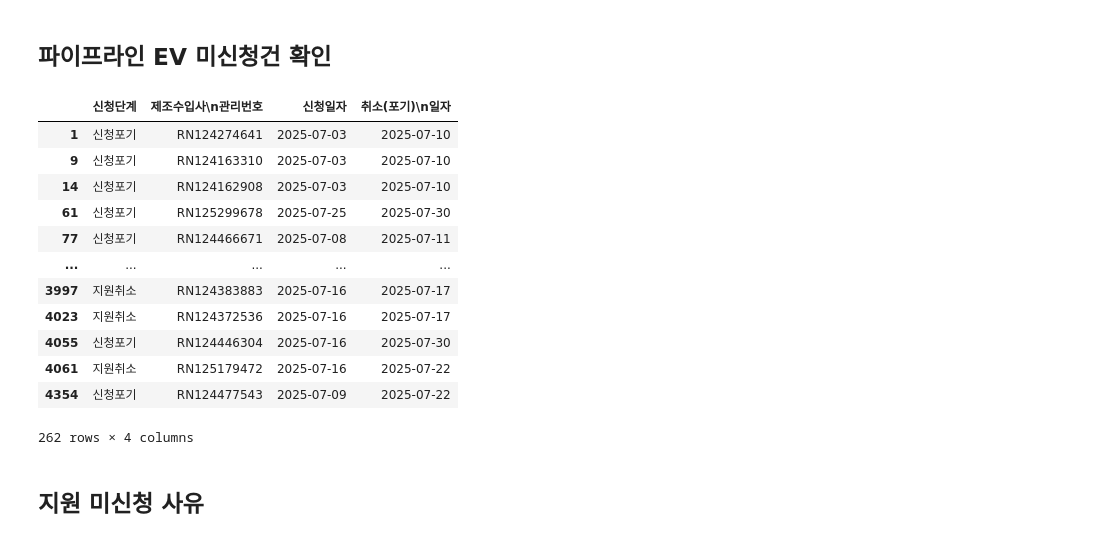
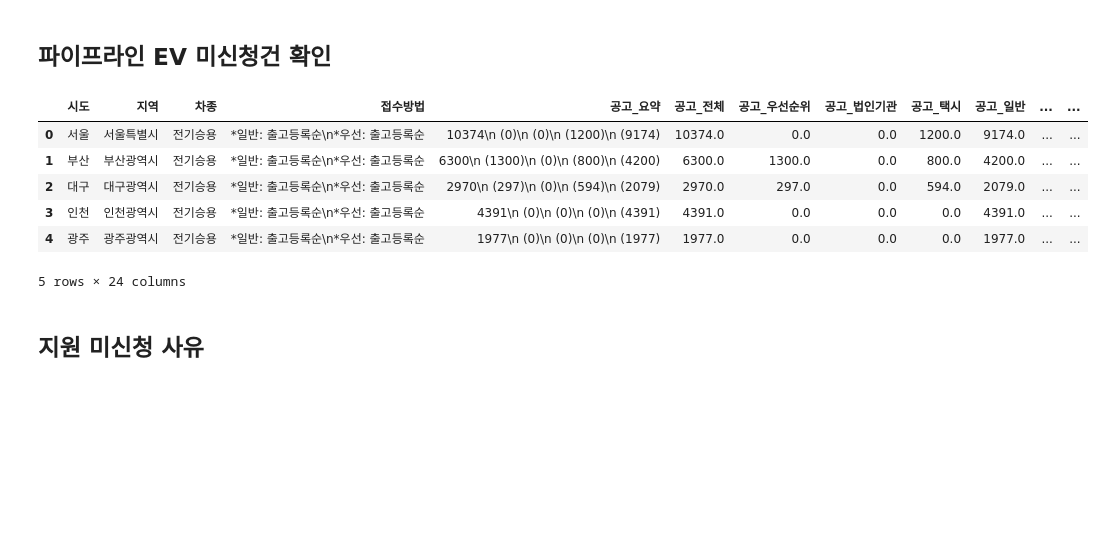
Before and after one commit to Glen-Lee-glitch/greet_streamlit, a Jupyter notebook: test.ipynb, the cells around one changed output. Drawn from its saved outputs; the diff is of its cells as text; code cells hidden in the pictures; blank space fills up the shorter version.

```diff
--- a/test.ipynb
+++ b/test.ipynb
@@ -45,38 +45,62 @@ df_merge['Greet Note'] = df_merge['Greet Note'].fillna('')
 df_merge = df_merge[~df_merge['Greet Note'].str.contains('#')]
 df_merge.to_excel('11.xlsx', index=False)
 # %%
-df = pd.read_excel('Q3.xlsx', sheet_name='PipeLine')
-df_complete = pd.read_excel('C:/Users/HP/Downloads/EV업데이트 0731 1819.xlsx')
-df_fail = pd.read_excel('Q3.xlsx', sheet_name='미신청건')
-except_list = ['승인불가', '신청포기', '지원취소']
+import pandas as pd
 
-fail_rn = df_fail['RN'].tolist()
+folder_path = 'C:/Users/HP/Desktop/그리트_공유/파일'
+file_path = folder_path + '/전기차 신청현황.xls'
 
-success_rn = df[~df['RN'].isin(fail_rn)]['RN'].tolist()
+# 첫 번째 표: header=4, 데이터 8행, 칼럼수 6개로 제한
+df1 = pd.read_excel(file_path, header=4, nrows=8).iloc[:, :6]
+df1.columns = ['단계', '신청대수', '신청국비(만원)', '신청지방비(만원)', '신청추가지원금(만원)', '신청금액합산(만원)']
 
-# '제조수입사\n관리번호'가 1개만 존재하는 경우만 필터링
-single_rn = df_complete['제조수입사\n관리번호'].value_counts()
-single_rn = single_rn[single_rn == 1].index.tolist()
+# 두 번째 표: header=18, 데이터 8행, 인덱스 제외
+df2 = pd.read_excel(file_path, header=17, nrows=1).iloc[:1,:]
+df2.columns = ['차종', '신청', '승인', '출고', '자격부여', '대상자선정', '지급신청', '지급완료', '취소']
 
-df_complete[
-    (df_complete['제조수입사\n관리번호'].isin(success_rn)) &
-    (df_complete['신청단계'].isin(except_list)) &
-    (df_complete['제조수입사\n관리번호'].isin(single_rn))
-][['신청단계', '제조수입사\n관리번호', '신청일자', '취소(포기)\n일자']]
+df1
-# %% [output]
-|  | 신청단계 | 제조수입사\n관리번호 | 신청일자 | 취소(포기)\n일자 |
-| 1 | 신청포기 | RN124274641 | 2025-07-03 | 2025-07-10 |
-| 9 | 신청포기 | RN124163310 | 2025-07-03 | 2025-07-10 |
-| 14 | 신청포기 | RN124162908 | 2025-07-03 | 2025-07-10 |
-| 61 | 신청포기 | RN125299678 | 2025-07-25 | 2025-07-30 |
-| 77 | 신청포기 | RN124466671 | 2025-07-08 | 2025-07-11 |
-| ... | ... | ... | ... | ... |
-| 3997 | 지원취소 | RN124383883 | 2025-07-16 | 2025-07-17 |
-| 4023 | 지원취소 | RN124372536 | 2025-07-16 | 2025-07-17 |
-| 4055 | 신청포기 | RN124446304 | 2025-07-16 | 2025-07-30 |
-| 4061 | 지원취소 | RN125179472 | 2025-07-16 | 2025-07-22 |
-| 4354 | 신청포기 | RN124477543 | 2025-07-09 | 2025-07-22 |
-262 rows × 4 columns
+# %%
+folder_path = 'C:/Users/HP/Desktop/그리트_공유/파일'
+file_path = folder_path + '/총괄현황(전기자동차 승용).xls'
+
+df = pd.read_excel(file_path, header=3)
+
+# 컬럼명 리스트 정의 및 적용
+columns = [
+    '시도', '지역', '차종', '접수방법', '공고_요약', '공고_전체', '공고_우선순위', '공고_법인기관', '공고_택시', '공고_일반',
+    '접수_요약', '접수_전체', '접수_우선순위', '접수_법인기관', '접수_택시', '접수_일반',
+    '잔여_전체', '잔여_일반', '출고_전체', '출고_일반', '출고잔여_요약', '비고'
+]
+if len(df.columns) == len(columns):
+    df.columns = columns
+
+# '출고잔여_요약' 컬럼에서 필요한 값만 추출하여 새로운 컬럼 생성
+def parse_출고잔여_요약(val):
+    # 결측치 처리
+    if pd.isna(val):
+        return pd.Series([None, None, None])
+    # 줄바꿈 기준 분리
+    parts = str(val).split('\n')
+    # 각 위치별 값 추출 (공백, 괄호 등 제거)
+    전체 = parts[0].strip() if len(parts) > 0 else None
+    우선순위 = parts[1].replace('(', '').replace(')', '').strip() if len(parts) > 1 else None
+    일반 = parts[3].replace('(', '').replace(')', '').strip() if len(parts) > 3 else None
+    return pd.Series([전체, 우선순위, 일반])
+
+df[['출고잔여_전체', '출고잔여_우선순위', '출고잔여_일반']] = df['출고잔여_요약'].apply(parse_출고잔여_요약)
+
+# 불필요한 '출고잔여_요약' 컬럼은 삭제
+df = df.drop(columns=['출고잔여_요약'])
+
+df.head()
+# %% [output]
+|  | 시도 | 지역 | 차종 | 접수방법 | 공고_요약 | 공고_전체 | 공고_우선순위 | 공고_법인기관 | 공고_택시 | 공고_일반 | ... | ... |
+| 0 | 서울 | 서울특별시 | 전기승용 | *일반: 출고등록순\n*우선: 출고등록순 | 10374\n (0)\n (0)\n (1200)\n (9174) | 10374.0 | 0.0 | 0.0 | 1200.0 | 9174.0 | ... | ... |
+| 1 | 부산 | 부산광역시 | 전기승용 | *일반: 출고등록순\n*우선: 출고등록순 | 6300\n (1300)\n (0)\n (800)\n (4200) | 6300.0 | 1300.0 | 0.0 | 800.0 | 4200.0 | ... | ... |
+| 2 | 대구 | 대구광역시 | 전기승용 | *일반: 출고등록순\n*우선: 출고등록순 | 2970\n (297)\n (0)\n (594)\n (2079) | 2970.0 | 297.0 | 0.0 | 594.0 | 2079.0 | ... | ... |
+| 3 | 인천 | 인천광역시 | 전기승용 | *일반: 출고등록순\n*우선: 출고등록순 | 4391\n (0)\n (0)\n (0)\n (4391) | 4391.0 | 0.0 | 0.0 | 0.0 | 4391.0 | ... | ... |
+| 4 | 광주 | 광주광역시 | 전기승용 | *일반: 출고등록순\n*우선: 출고등록순 | 1977\n (0)\n (0)\n (0)\n (1977) | 1977.0 | 0.0 | 0.0 | 0.0 | 1977.0 | ... | ... |
+5 rows × 24 columns
 # %%
 df = pd.read_excel('Q3.xlsx', sheet_name='미신청건')
 df_g = pd.read_excel('Greet_Subsidy.xlsx', sheet_name='DOA 박민정', header=1)
```
Also changed, not shown: 4 other files.
